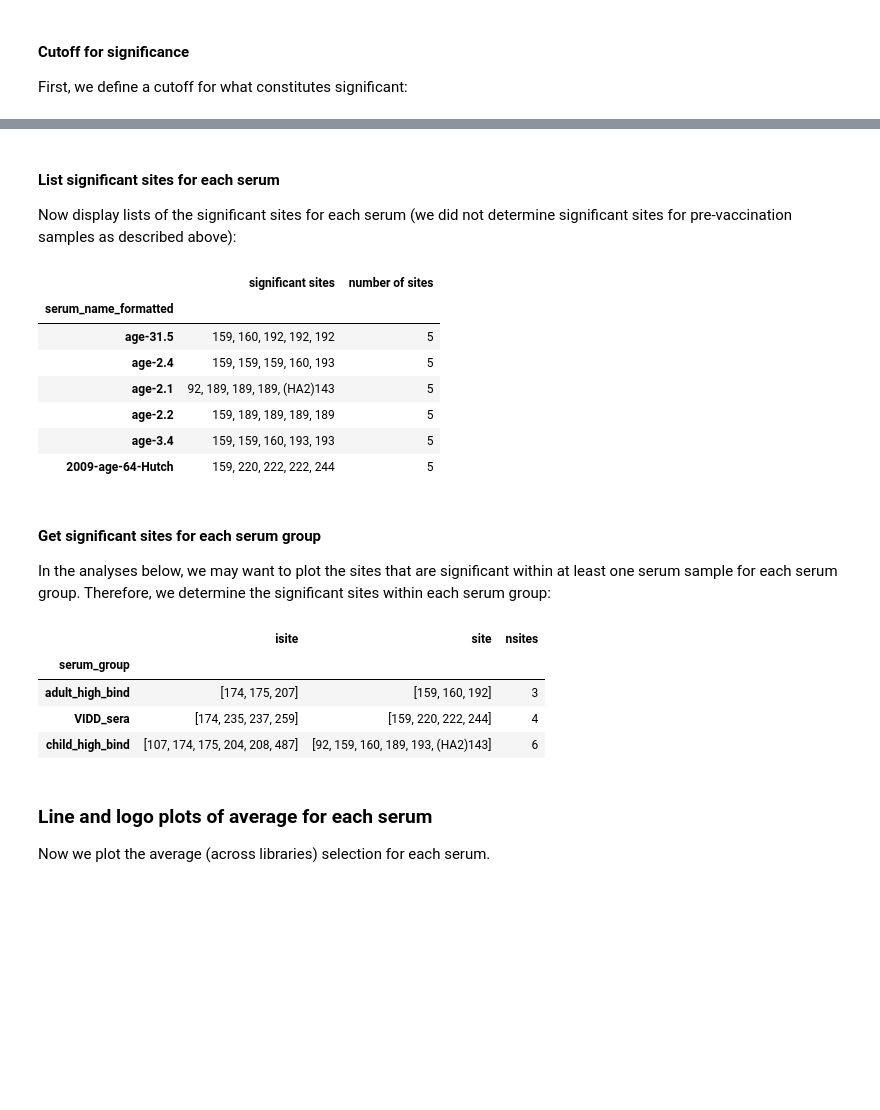
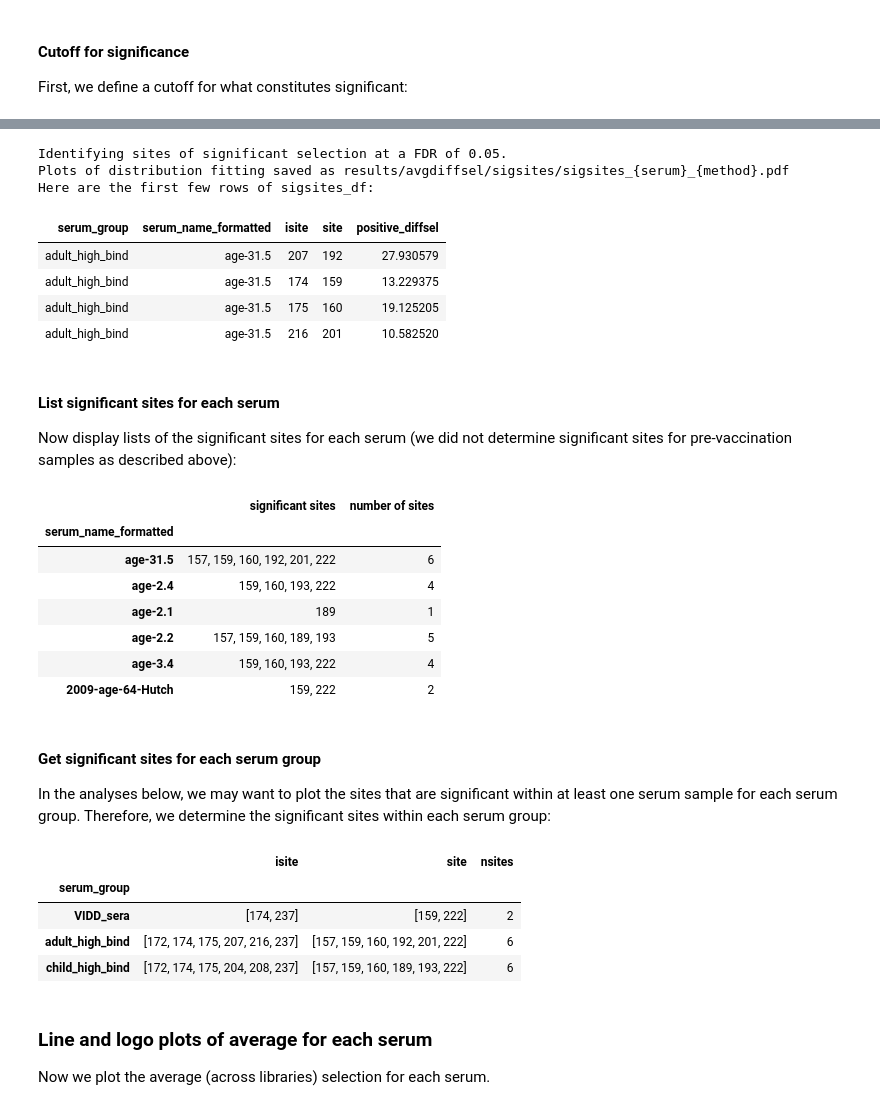
Before and after one commit to jbloomlab/map_flu_serum_Vietnam_H3_Perth2009, a Jupyter notebook: analyze_map.ipynb, the cells around one changed output, grey strips where cells are left out. Cells and saved outputs as stored; diff of their text form; code cells hidden in the pictures; blank space fills up the shorter version.

```diff
--- a/analyze_map.ipynb
+++ b/analyze_map.ipynb
@@ -887,3 +794,54 @@ sigsites_df
+# %%
+os.makedirs(config['avgdiffsel_sigsites_dir'], exist_ok=True)
+
+plotfile_template = os.path.join(config['avgdiffsel_sigsites_dir'],
+                                 'sigsites_{serum}_{method}.pdf')
+
+print(f"Identifying sites of significant selection at a FDR of {fdr_cutoff}.\n"
+      f"Plots of distribution fitting saved as {plotfile_template}")
+
+sigsites_df = []
+sigsites_cols = ['serum_group', 'serum_name_formatted', 'isite', 'site',
+                 'positive_diffsel']
+for serum_name_formatted, group in (
+        avg_sel_df
+        .query('library == @avg_type')
+        [sigsites_cols]
+        .drop_duplicates()
+        .groupby('serum_name_formatted', observed=True)
+        ):
+
+    for method in ['robust_hist', 'mle']:
+        plotfile = plotfile_template.format(serum=serum_name_formatted,
+                                            method=method)
+        df, _, _ = dms_tools2.plot.findSigSel(
+                group,
+                'positive_diffsel',
+                plotfile,
+                fdr=fdr_cutoff,
+                title=serum_name_formatted,
+                method=method
+                )
+        sigsites_df.append(df)
+
+sigsites_df = (pd.concat(sigsites_df, ignore_index=True)
+               .query('sig')
+               [sigsites_cols]
+               .drop_duplicates()
+               .reset_index(drop=True)
+               )
+
+print('Here are the first few rows of sigsites_df:')
+display(HTML(sigsites_df.head(n=4).to_html(index=False)))
+# %% [output]
+Identifying sites of significant selection at a FDR of 0.05.
+Plots of distribution fitting saved as results/avgdiffsel/sigsites/sigsites_{serum}_{method}.pdf
+Here are the first few rows of sigsites_df:
+| serum_group | serum_name_formatted | isite | site | positive_diffsel |
+| adult_high_bind | age-31.5 | 207 | 192 | 27.930579 |
+| adult_high_bind | age-31.5 | 174 | 159 | 13.229375 |
+| adult_high_bind | age-31.5 | 175 | 160 | 19.125205 |
+| adult_high_bind | age-31.5 | 216 | 201 | 10.582520 |
 # %% [markdown]
 #### List significant sites for each serum
 Now display lists of the significant sites for each serum (we did not determine significant sites for pre-vaccination samples as described above):
@@ -901,12 +859,12 @@ display(HTML(sigsites_df
 # %% [output]
 |  | significant sites | number of sites |
 | serum_name_formatted |  |  |
-| age-31.5 | 159, 160, 192, 192, 192 | 5 |
-| age-2.4 | 159, 159, 159, 160, 193 | 5 |
-| age-2.1 | 92, 189, 189, 189, (HA2)143 | 5 |
-| age-2.2 | 159, 189, 189, 189, 189 | 5 |
-| age-3.4 | 159, 159, 160, 193, 193 | 5 |
-| 2009-age-64-Hutch | 159, 220, 222, 222, 244 | 5 |
+| age-31.5 | 157, 159, 160, 192, 201, 222 | 6 |
+| age-2.4 | 159, 160, 193, 222 | 4 |
+| age-2.1 | 189 | 1 |
+| age-2.2 | 157, 159, 160, 189, 193 | 5 |
+| age-3.4 | 159, 160, 193, 222 | 4 |
+| 2009-age-64-Hutch | 159, 222 | 2 |
 # %% [markdown]
 #### Get significant sites for each serum group
 In the analyses below, we may want to plot the sites that are significant within at least one serum sample for each serum group.
@@ -927,9 +885,9 @@ display(HTML(sigsites_by_serumgroup.to_html()))
 # %% [output]
 |  | isite | site | nsites |
 | serum_group |  |  |  |
-| adult_high_bind | [174, 175, 207] | [159, 160, 192] | 3 |
-| VIDD_sera | [174, 235, 237, 259] | [159, 220, 222, 244] | 4 |
-| child_high_bind | [107, 174, 175, 204, 208, 487] | [92, 159, 160, 189, 193, (HA2)143] | 6 |
+| VIDD_sera | [174, 237] | [159, 222] | 2 |
+| adult_high_bind | [172, 174, 175, 207, 216, 237] | [157, 159, 160, 192, 201, 222] | 6 |
+| child_high_bind | [172, 174, 175, 204, 208, 237] | [157, 159, 160, 189, 193, 222] | 6 |
 # %% [markdown]
 ### Line and logo plots of average for each serum
 Now we plot the average (across libraries) selection for each serum.
```
Also changed, not shown: parts of 11 cells of this notebook, 16 other files.
